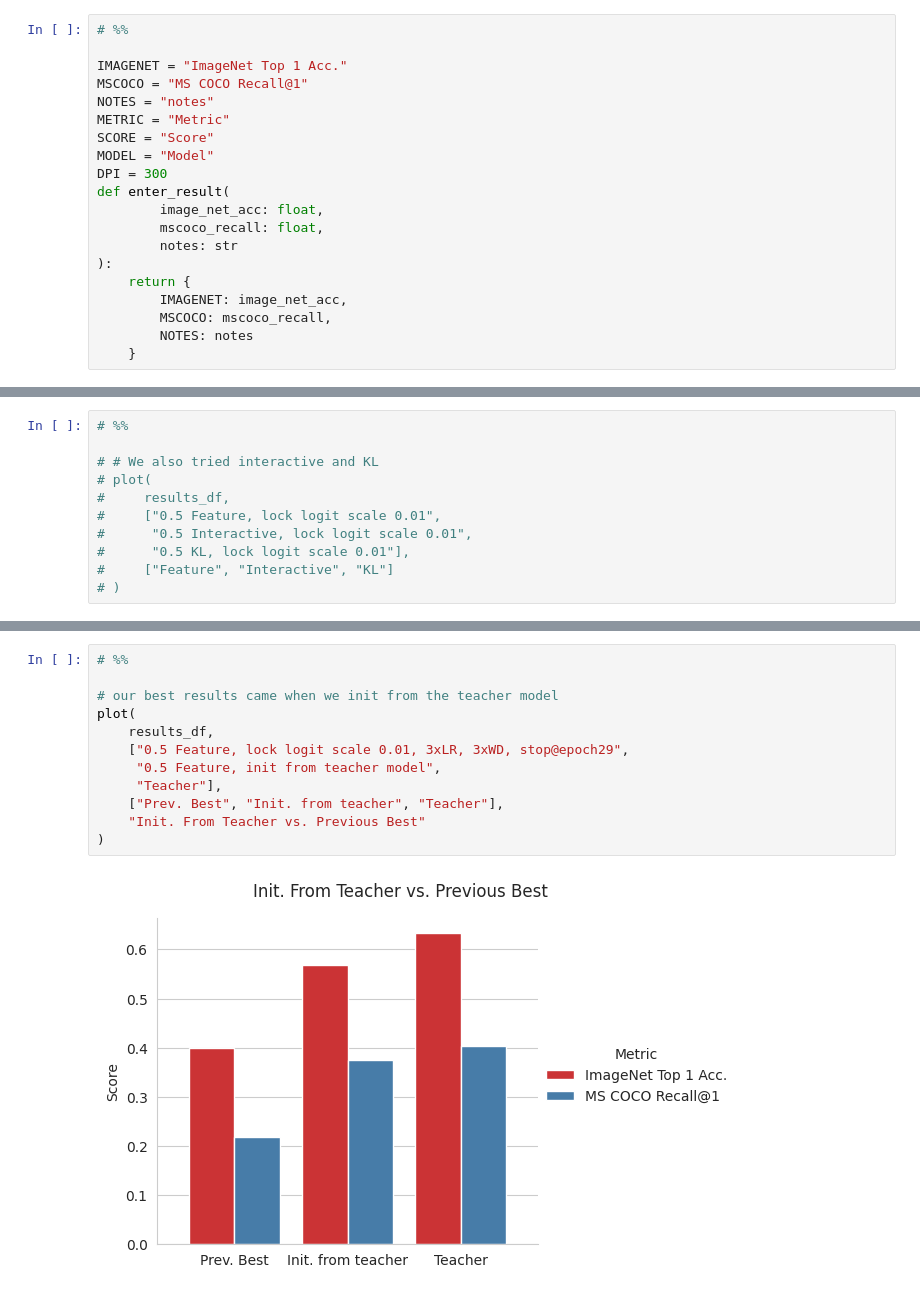
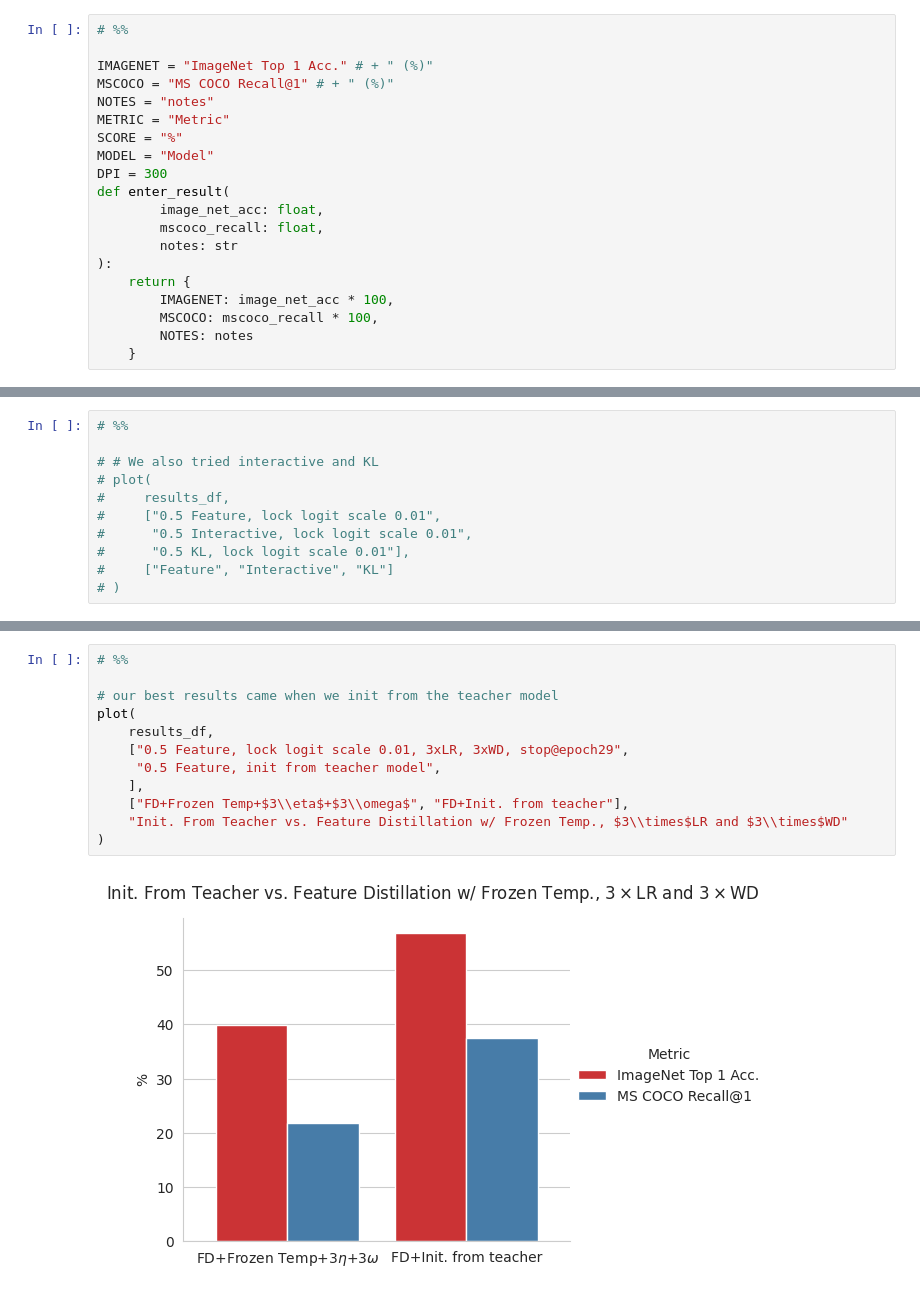
Before and after one commit to vibalcam/clip_with_reference, a Jupyter notebook: notebooks/gather_results.ipynb, the cells around one changed output, grey strips where cells are left out. Saved outputs shown, nothing was run; the diff lists cells and outputs as text.

Commit message:
Final report plots (#8)
* Update plots

* Eval commands

```diff
--- a/notebooks/gather_results.ipynb
+++ b/notebooks/gather_results.ipynb
@@ -10,11 +10,11 @@ sns.set_style('whitegrid')
 # %%
 # %%
 
-IMAGENET = "ImageNet Top 1 Acc."
-MSCOCO = "MS COCO Recall@1"
+IMAGENET = "ImageNet Top 1 Acc." # + " (%)"
+MSCOCO = "MS COCO Recall@1" # + " (%)"
 NOTES = "notes"
 METRIC = "Metric"
-SCORE = "Score"
+SCORE = "%"
 MODEL = "Model"
 DPI = 300
 def enter_result(
@@ -23,8 +23,8 @@ def enter_result(
         notes: str
 ):
     return {
-        IMAGENET: image_net_acc,
-        MSCOCO: mscoco_recall,
+        IMAGENET: image_net_acc * 100,
+        MSCOCO: mscoco_recall * 100,
         NOTES: notes
     }
 # %%
@@ -235,14 +257,14 @@ plot(
 # %%
 # %%
 
 # our best results came when we init from the teacher model
 plot(
     results_df,
     ["0.5 Feature, lock logit scale 0.01, 3xLR, 3xWD, stop@epoch29",
      "0.5 Feature, init from teacher model",
-     "Teacher"],
-    ["Prev. Best", "Init. from teacher", "Teacher"],
-    "Init. From Teacher vs. Previous Best"
+    ],
+    ["FD+Frozen Temp+$3\\eta$+$3\\omega$", "FD+Init. from teacher"],
+    "Init. From Teacher vs. Feature Distillation w/ Frozen Temp., $3\\times$LR and $3\\times$WD"
 )
 # %% [output]
-[figure, old version]
+[figure, new version]
```
Also changed, not shown: parts of 8 cells of this notebook, 8 other files.
